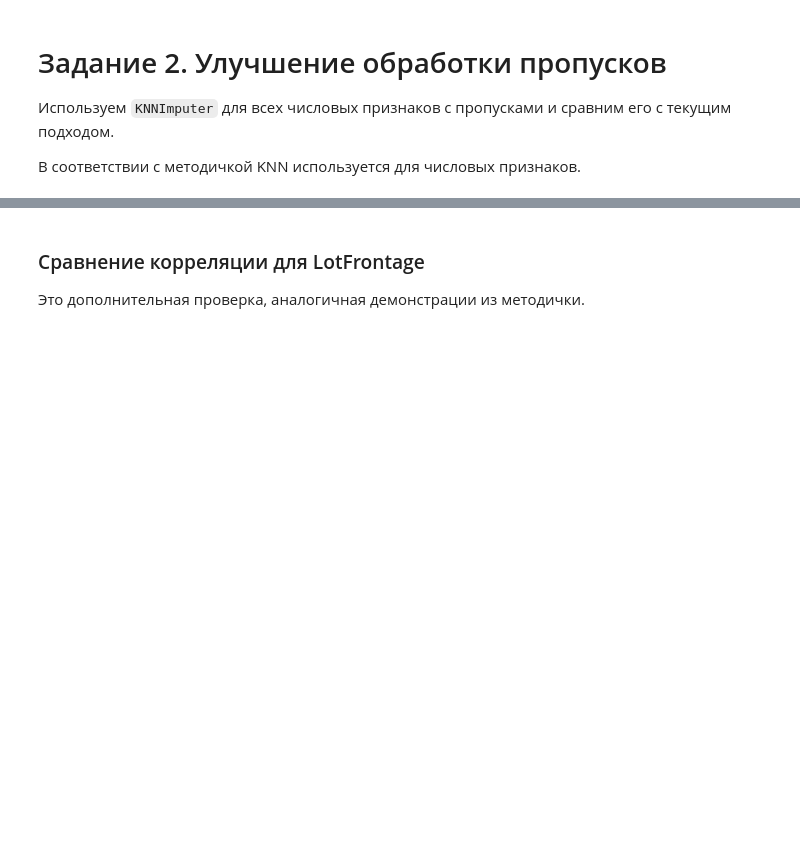
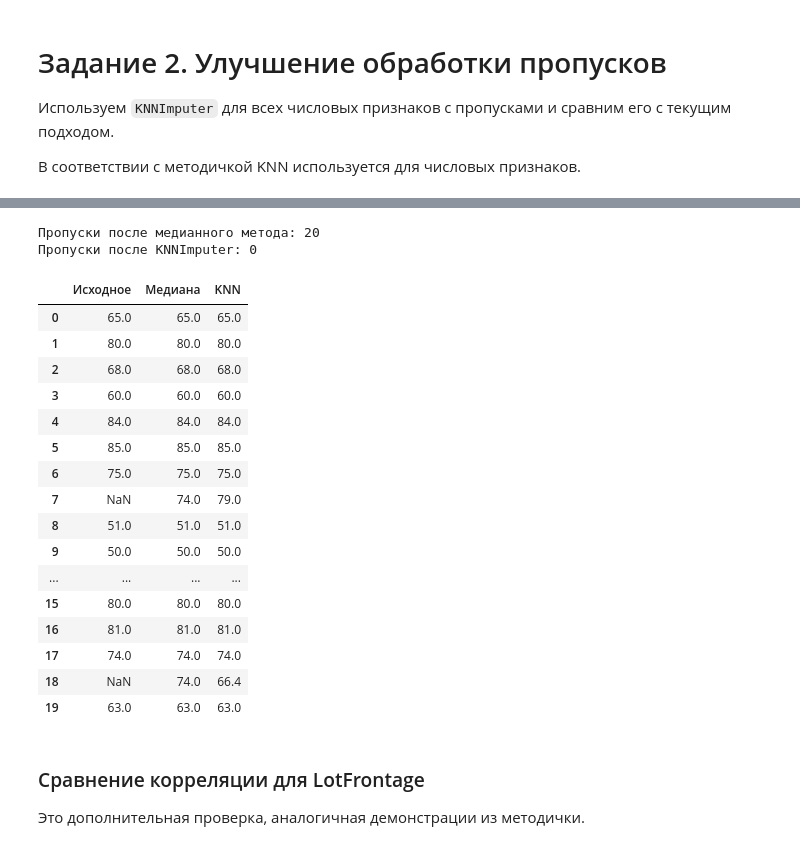
Before and after one commit to huksleva/DataScience, a Jupyter notebook: ЛР1/notebooks/LR1_Ames_SelfStudy.ipynb, the cells around one changed output, grey strips where cells are left out. Cells and saved outputs as stored; diff of their text form; code cells hidden in the pictures; blank space fills up the shorter version.

```diff
--- a/ЛР1/notebooks/LR1_Ames_SelfStudy.ipynb
+++ b/ЛР1/notebooks/LR1_Ames_SelfStudy.ipynb
@@ -652,35 +690,61 @@ print(
 # %%
 # Текущий метод: медиана для числовых признаков
 df_median = df.copy()
 
 for feature in numeric_cols:
     if df_median[feature].isnull().sum() > 0:
         df_median[feature] = df_median[feature].fillna(
             df_median[feature].median()
         )
 
 # KNNImputer
 df_knn = df.copy()
 
 knn_imputer = KNNImputer(n_neighbors=5)
-df_knn[numeric_cols] = knn_imputer.fit_transform(
-    df_knn[numeric_cols]
+
+# Используем только признаки, которые не полностью состоят из NaN
+df_knn[knn_cols] = knn_imputer.fit_transform(
+    df_knn[knn_cols]
 )
 
-print("Пропуски после медианного метода:",
-      df_median[numeric_cols].isnull().sum().sum())
+print(
+    "Пропуски после медианного метода:",
+    df_median[numeric_cols].isnull().sum().sum()
+)
 
-print("Пропуски после KNNImputer:",
-      df_knn[numeric_cols].isnull().sum().sum())
+print(
+    "Пропуски после KNNImputer:",
+    df_knn[knn_cols].isnull().sum().sum()
+)
 
 if "LotFrontage" in df.columns:
     comparison = pd.DataFrame({
         "Исходное": df["LotFrontage"],
         "Медиана": df_median["LotFrontage"],
         "KNN": df_knn["LotFrontage"]
     })
 
     display(comparison)
+# %% [output]
+Пропуски после медианного метода: 20
+Пропуски после KNNImputer: 0
+|  | Исходное | Медиана | KNN |
+| 0 | 65.0 | 65.0 | 65.0 |
+| 1 | 80.0 | 80.0 | 80.0 |
+| 2 | 68.0 | 68.0 | 68.0 |
+| 3 | 60.0 | 60.0 | 60.0 |
+| 4 | 84.0 | 84.0 | 84.0 |
+| 5 | 85.0 | 85.0 | 85.0 |
+| 6 | 75.0 | 75.0 | 75.0 |
+| 7 | NaN | 74.0 | 79.0 |
+| 8 | 51.0 | 51.0 | 51.0 |
+| 9 | 50.0 | 50.0 | 50.0 |
+| ... | ... | ... | ... |
+| 15 | 80.0 | 80.0 | 80.0 |
+| 16 | 81.0 | 81.0 | 81.0 |
+| 17 | 74.0 | 74.0 | 74.0 |
+| 18 | NaN | 74.0 | 66.4 |
+| 19 | 63.0 | 63.0 | 63.0 |
 # %% [markdown]
 ### Сравнение корреляции для LotFrontage
 
```
Also changed, not shown: parts of 21 cells of this notebook.
